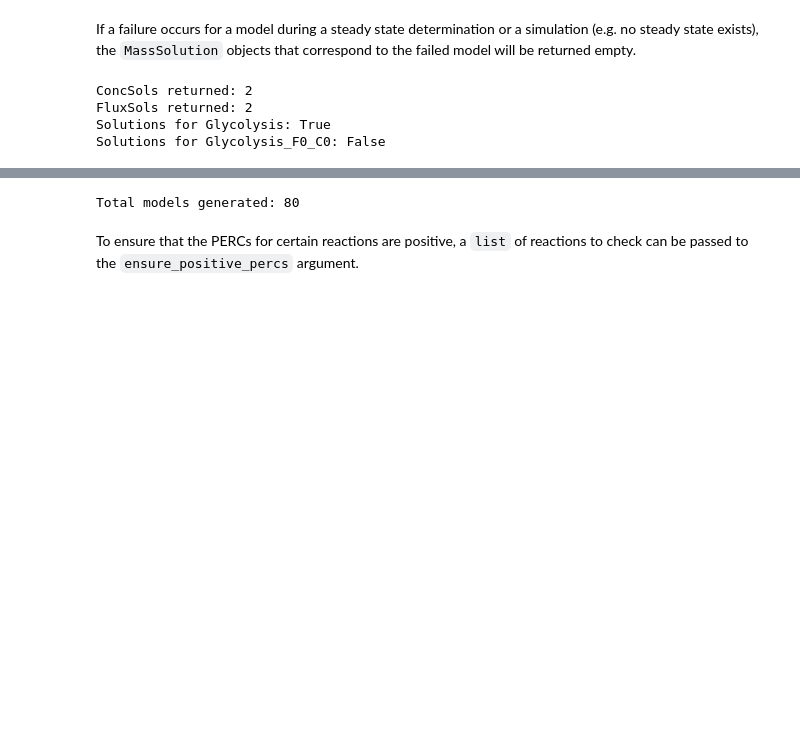
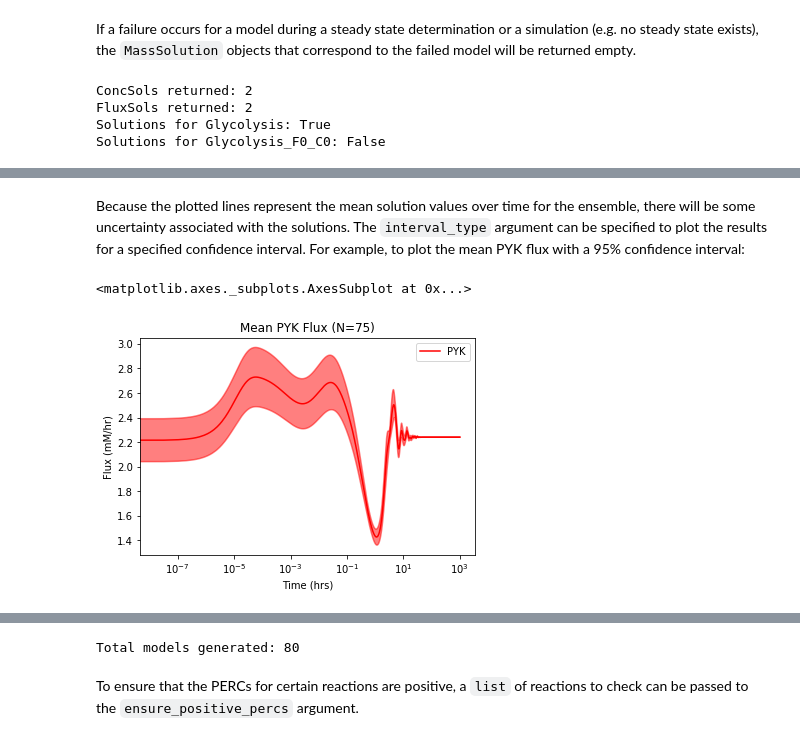
Before and after one commit to SBRG/MASSpy, a Jupyter notebook: documentation_builder/notebooks/ensemble_modeling.ipynb, the cells around one changed output, grey strips where cells are left out. Drawn from its saved outputs; the diff is of its cells as text; code cells hidden in the pictures; blank space fills up the shorter version.

```diff
--- a/documentation_builder/notebooks/ensemble_modeling.ipynb
+++ b/documentation_builder/notebooks/ensemble_modeling.ipynb
@@ -214,0 +248,15 @@ Coming soon
+# %% [markdown]
+Because the plotted lines represent the mean solution values over time for the ensemble, there will be some uncertainty associated with the solutions. The `interval_type` argument can be specified to plot the results for a specified confidence interval. For example, to plot the mean PYK flux with a 95% confidence interval:
+# %%
+plot_ensemble_time_profile(
+    flux_sol_list, observable=["PYK"], legend="best",
+    interval_type="CI=95", # Shading for 95% confidence
+    plot_function="semilogx", xlabel="Time (hrs)",
+    ylabel="Flux (mM/hr)",
+    title="Mean PYK Flux (N={0})".format(len(flux_sol_list)),
+    color="red", mean_line_alpha=1,  # Default opacity of mean line
+    interval_fill_alpha=0.5,   # Default opacity for interval shading
+    interval_border_alpha=0.5)  # Default opacity of border lines
+# %% [output]
+<matplotlib.axes._subplots.AxesSubplot at 0x...>
+[figure, added]
```
Also changed, not shown: parts of 23 cells of this notebook, 12 other files.
